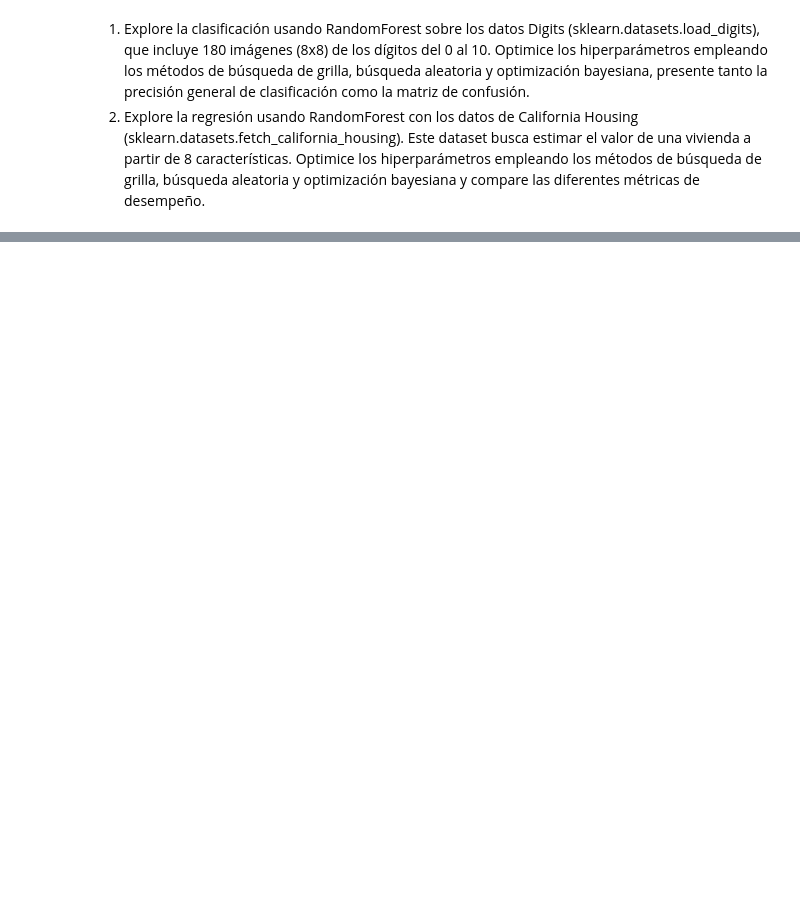
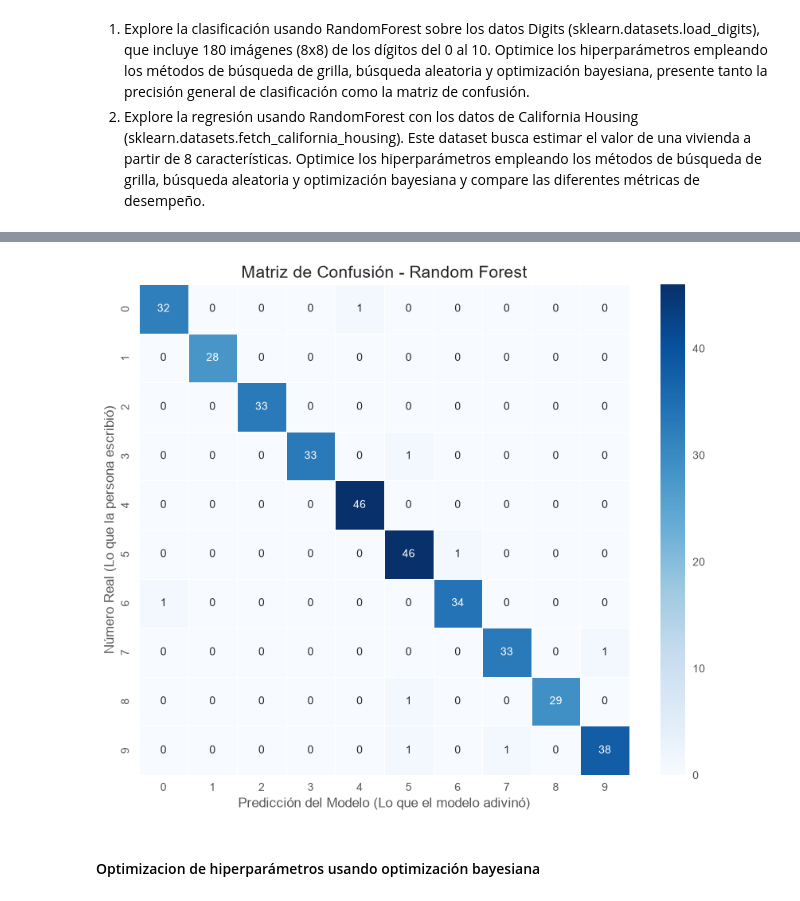
Before and after one commit to KevinHidalgoDS/optimizacion-ia, a Jupyter notebook: notebooks/01_Prct_parte3_2026_2S.ipynb, the cells around one changed output, grey strips where cells are left out. Saved outputs shown, nothing was run; the diff lists cells and outputs as text; code cells hidden in the pictures; blank space fills up the shorter version.

Commit message:
practica 1 completada

```diff
--- a/notebooks/01_Prct_parte3_2026_2S.ipynb
+++ b/notebooks/01_Prct_parte3_2026_2S.ipynb
@@ -51,0 +302,8 @@ logger.info("hello world")
+# %%
+# Ver los resultados
+logger.info("\n¡Búsqueda completada!")
+logger.info("Mejores hiperparámetros encontrados: \n%s", grid_search.best_params_)
+logger.info("Mejor exactitud durante la validación cruzada: %.2f%%", grid_search.best_score_ * 100)
+
+# Guardar el mejor modelo listo para usarse
+best_rf_model = grid_search.best_estimator_
@@ -51,0 +316,16 @@ logger.info("hello world")
+# %%
+# Usar el modelo para predecir las etiquetas de los datos de prueba
+y_pred = best_rf_model.predict(X_test)
+
+# Calcular la exactitud (accuracy) general
+precision_final = metrics.accuracy_score(y_test, y_pred)
+logger.info("Precisión exacta en el conjunto de prueba: %.2f%%", precision_final * 100)
+
+# Generar un reporte detallado para ver cómo le fue con cada número
+logger.info("Reporte de Clasificación Detallado:")
+report = metrics.classification_report(y_test, y_pred, output_dict=True)
+df_report = pd.DataFrame(report).transpose()
+
+# redondear y ordenar
+df_report = df_report.round(3)
+df_report
@@ -51,0 +349,25 @@ logger.info("hello world")
+# %%
+# Calcular la matriz de confusión con los datos reales (y_test) y las predicciones (y_pred)
+cm = confusion_matrix(y_test, y_pred)
+
+# Configurar el tamaño del gráfico
+plt.figure(figsize=(10, 8))
+
+# Crear el mapa de calor (heatmap)
+sns.heatmap(
+    cm, annot=True, fmt='d', cmap='Blues',
+    xticklabels=range(10), yticklabels=range(10),
+    linewidths=.5, square=True
+)
+
+# Añadir títulos y etiquetas para que sea fácil de leer
+plt.title('Matriz de Confusión - Random Forest', size=15)
+plt.ylabel('Número Real (Lo que la persona escribió)', size=12)
+plt.xlabel('Predicción del Modelo (Lo que el modelo adivinó)', size=12)
+
+# 5. Mostrar el gráfico
+plt.show()
+# %% [output]
+[figure, added]
+# %% [markdown]
+#### Optimizacion de hiperparámetros usando optimización bayesiana
```
Also changed, not shown: parts of 44 cells of this notebook, 7 other files.
